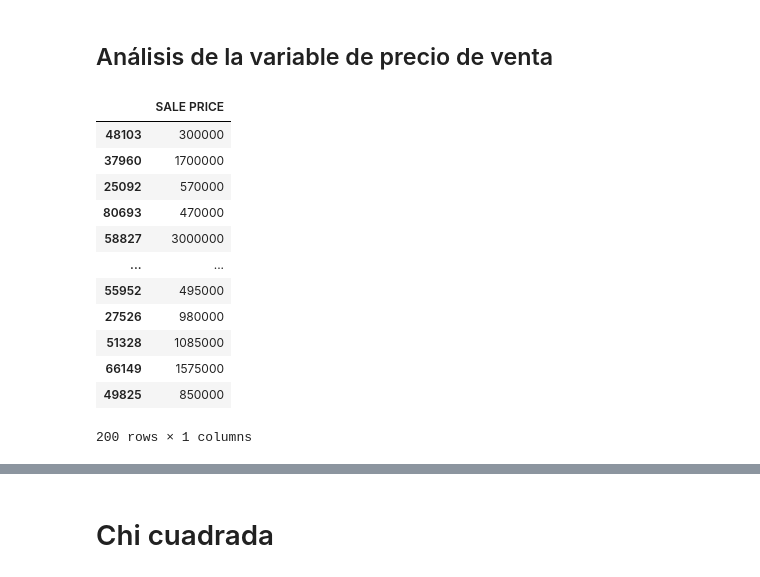
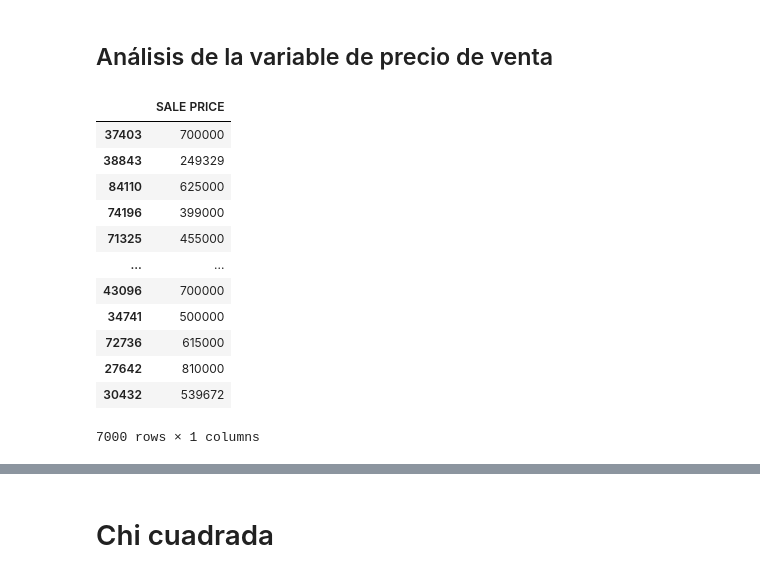
Before and after one commit to danielperhez/Proyecto_PRivera_CPerez, a Jupyter notebook: Proyecto_PRivera_CPerez.ipynb, the cells around one changed output, grey strips where cells are left out. Cells and saved outputs as stored; diff of their text form; code cells hidden in the pictures.

```diff
--- a/Proyecto_PRivera_CPerez.ipynb
+++ b/Proyecto_PRivera_CPerez.ipynb
@@ -176,23 +176,23 @@ data
 # %%
 v1_data_df = data[['SALE PRICE']]
 v1_data_df = v1_data_df.replace(['0', '1', '10', '100'], np.nan).dropna()
 v1_data_df = v1_data_df.sort_values(by = 'SALE PRICE')
-v1_data_df = v1_data_df.sample(n = 200)
+v1_data_df = v1_data_df.sample(n = 7000)
 v1_data_df
 # %% [output]
 |  | SALE PRICE |
-| 48103 | 300000 |
-| 37960 | 1700000 |
-| 25092 | 570000 |
-| 80693 | 470000 |
-| 58827 | 3000000 |
+| 37403 | 700000 |
+| 38843 | 249329 |
+| 84110 | 625000 |
+| 74196 | 399000 |
+| 71325 | 455000 |
 | ... | ... |
-| 55952 | 495000 |
-| 27526 | 980000 |
-| 51328 | 1085000 |
-| 66149 | 1575000 |
-| 49825 | 850000 |
+| 43096 | 700000 |
+| 34741 | 500000 |
+| 72736 | 615000 |
+| 27642 | 810000 |
+| 30432 | 539672 |
-200 rows × 1 columns
+7000 rows × 1 columns
 # %%
 #v1_data = np.sort(np.log(np.array([int(v1_data_df.iloc[i,0]) for i in range(len(v1_data_df))])))
 #v1_data
```
Also changed, not shown: parts of 46 cells of this notebook.
